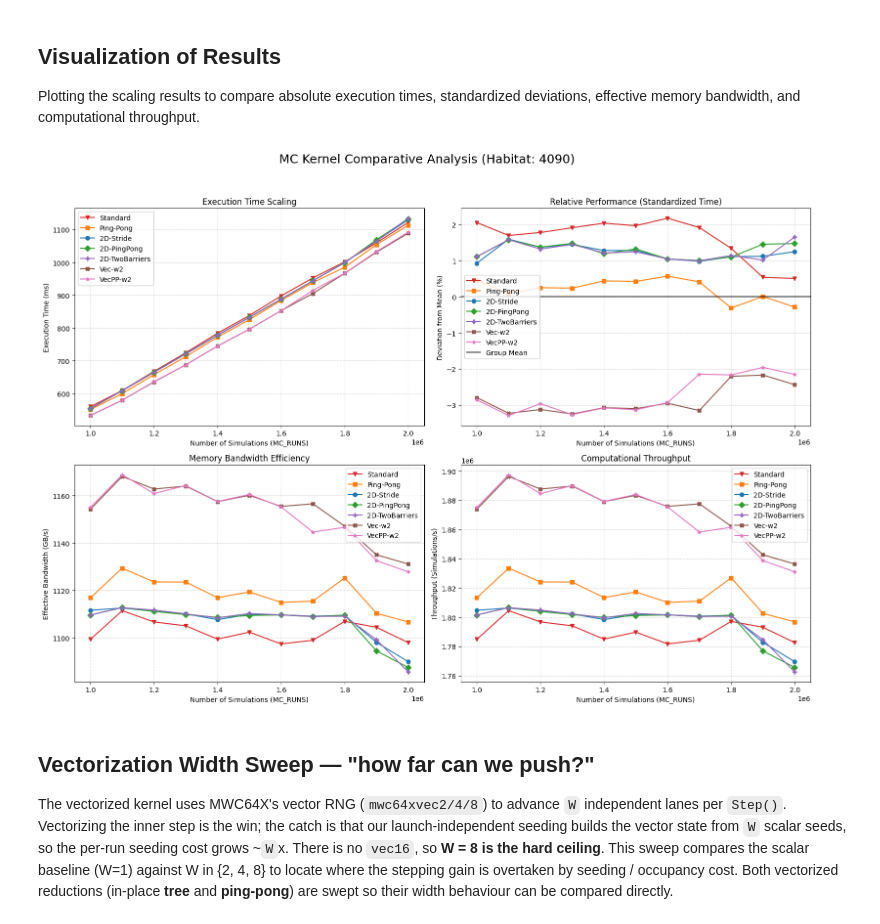
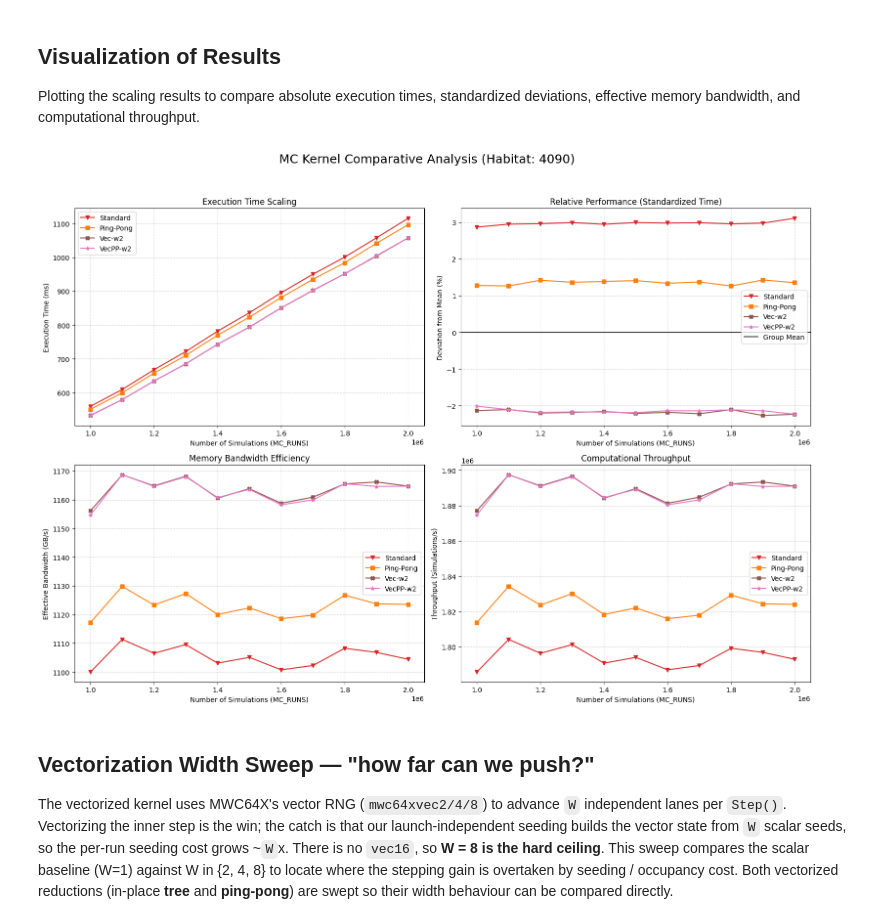
Before and after one commit to emanuelegaliano/pyroclast, a Jupyter notebook: benchmark/benchmark_analysis.ipynb, the cells around one changed output. Cells and saved outputs as stored; diff of their text form; code cells hidden in the pictures.

```diff
--- a/benchmark/benchmark_analysis.ipynb
+++ b/benchmark/benchmark_analysis.ipynb
@@ -64,19 +63,13 @@ N_BATCHES = 10
 kernels_to_bench = [
     {"name": "Standard",       "adapter": PyOpenCLMonteCarloAdapter(profiling=True)},
     {"name": "Ping-Pong",      "adapter": PyOpenCLMonteCarloPingPongAdapter(profiling=True)},
-    {"name": "2D-Stride",      "adapter": PyOpenCLMonteCarlo2DAdapter(profiling=True)},
-    {"name": "2D-PingPong",    "adapter": PyOpenCLMonteCarlo2DPingPongAdapter(profiling=True)},
-    {"name": "2D-TwoBarriers", "adapter": PyOpenCLMonteCarlo2DTwoBarriersAdapter(profiling=True)},
     {"name": "Vec-w2",        "adapter": PyOpenCLMonteCarloVectorizedAdapter(profiling=True, vec_width=2)},
     {"name": "VecPP-w2",      "adapter": PyOpenCLMonteCarloVectorizedPingPongAdapter(profiling=True, vec_width=2)},
 ]
 
 
 def _canonical_topology(adapter, n_wg_target: int) -> GridTopology:
-    sample = adapter.suggest_topology(1)
-    if isinstance(sample.lws, int):
-        return GridTopology(gws=n_wg_target * 256, lws=256)
-    return GridTopology(gws=(n_wg_target * 32, 8), lws=(32, 8))
+    return GridTopology(gws=n_wg_target * 256, lws=256)
 
 
 max_cu = kernels_to_bench[0]["adapter"]._ctx.devices[0].max_compute_units
@@ -181,18 +171,12 @@ fig, ((ax1, ax2), (ax3, ax4)) = plt.subplots(2, 2, figsize=(16, 12))
 colors = {
     "Standard": "#d62728",
     "Ping-Pong": "#ff7f0e",
-    "2D-Stride": "#1f77b4",
-    "2D-PingPong": "#2ca02c",
-    "2D-TwoBarriers": "#9467bd",
     "Vec-w2": "#8c564b",
     "VecPP-w2": "#e377c2"
 }
 markers = {
     "Standard": "v",
     "Ping-Pong": "s",
-    "2D-Stride": "o",
-    "2D-PingPong": "D",
-    "2D-TwoBarriers": "P",
     "Vec-w2": "X",
     "VecPP-w2": "*"
 }
@@ -222,34 +206,34 @@ ax2.axhline(0.0, color='black', linestyle='-', alpha=0.8, label='Group Mean')
 ax2.set_xlabel("Number of Simulations (MC_RUNS)")
 ax2.set_ylabel("Deviation from Mean (%)")
 ax2.set_title("Relative Performance (Standardized Time)")
 ax2.grid(True, linestyle="--", alpha=0.6)
 ax2.legend()
 
 # Subplot 3: Bandwidth scaling
 for k in kernels_to_bench:
     name = k["name"]
     ax3.plot(run_sizes, bandwidths_scaling[name], marker=markers[name], label=name, color=colors[name])
 ax3.set_xlabel("Number of Simulations (MC_RUNS)")
 ax3.set_ylabel("Effective Bandwidth (GB/s)")
 ax3.set_title("Memory Bandwidth Efficiency")
 ax3.grid(True, linestyle="--", alpha=0.6)
 ax3.legend()
 
 # Subplot 4: Throughput
 for k in kernels_to_bench:
     name = k["name"]
     ax4.plot(run_sizes, throughputs_scaling[name], marker=markers[name], label=name, color=colors[name])
 ax4.set_xlabel("Number of Simulations (MC_RUNS)")
 ax4.set_ylabel("Throughput (Simulations/s)")
 ax4.set_title("Computational Throughput")
 ax4.grid(True, linestyle="--", alpha=0.6)
 ax4.legend()
 
 plt.suptitle(f"MC Kernel Comparative Analysis (Habitat: {target_habitat.habitat_code})", fontsize=18)
 plt.tight_layout(rect=[0, 0.03, 1, 0.95])
 plt.show()
 # %% [output]
-[figure, old version]
+[figure, new version]
 # %% [markdown]
 ## Vectorization Width Sweep — "how far can we push?"
 
```
Also changed, not shown: parts of 8 cells of this notebook, 16 other files.
